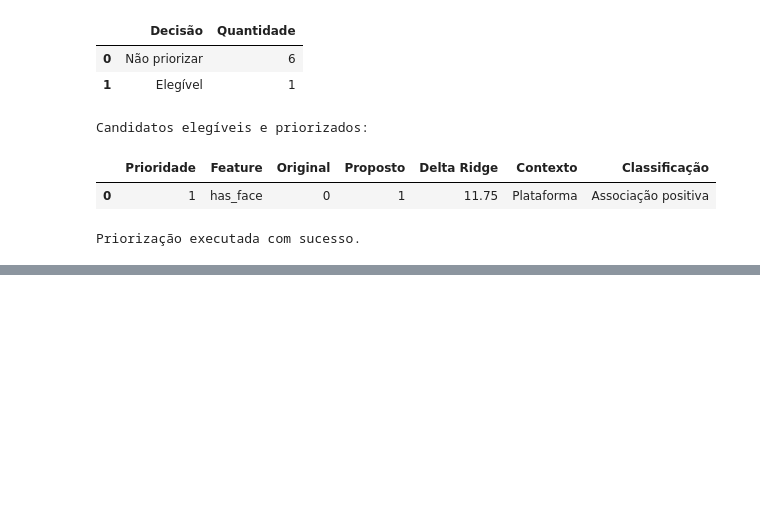
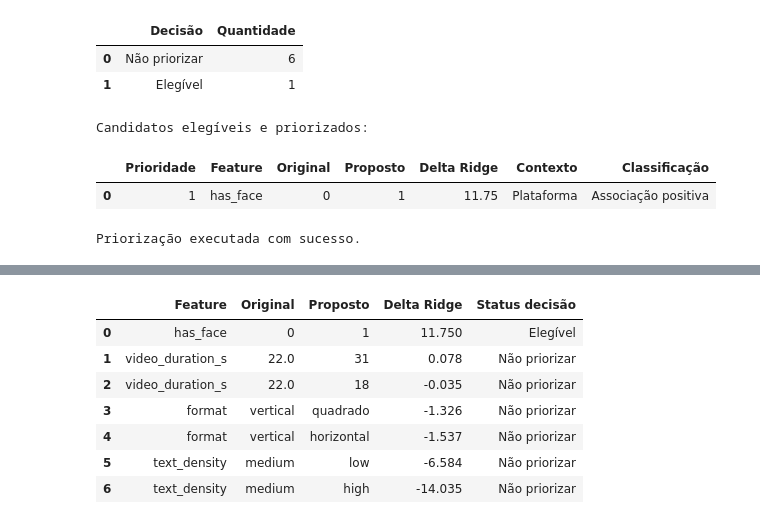
Before and after one commit to joaobaungartner/klike-data-science-challenge, a Jupyter notebook: parte-3.ipynb, the cells around one changed output, grey strips where cells are left out. Saved outputs shown, nothing was run; the diff lists cells and outputs as text; code cells hidden in the pictures; blank space fills up the shorter version.

Commit message:
feat(recommendations): integrate components into a functional recommendation engine

```diff
--- a/parte-3.ipynb
+++ b/parte-3.ipynb
@@ -2642,0 +2857,85 @@ Priorização executada com sucesso.
+# %%
+
+# Executar o Recommendations Engine
+resultado_engine = recomendar_campanha(
+    campanha=campanha_exemplo,
+    max_recomendacoes=3,
+    delta_minimo=1.0,
+    n_bootstrap=2000
+)
+
+print("=" * 65)
+print("KLIKE — RECOMMENDATIONS ENGINE")
+print("=" * 65)
+
+print("\nCampanha:", resultado_engine["campaign_id"])
+
+print(
+    "Klike Score previsto:",
+    f"{resultado_engine['score_original']:.3f}"
+)
+
+print(
+    "Cenários avaliados:",
+    resultado_engine["total_cenarios"]
+)
+
+print(
+    "Recomendações elegíveis:",
+    resultado_engine["total_recomendacoes"]
+)
+
+print("\nRECOMENDAÇÕES")
+print("-" * 65)
+
+if resultado_engine["recomendacoes"]:
+
+    for recomendacao in resultado_engine["recomendacoes"]:
+
+        print(
+            f"\n{recomendacao['prioridade']}ª RECOMENDAÇÃO"
+        )
+
+        print(recomendacao["texto"])
+
+        print(
+            "Amostra contextual:",
+            f"N={recomendacao['n_original']} vs "
+            f"N={recomendacao['n_proposto']}"
+        )
+
+else:
+    print(
+        "Nenhuma alteração atendeu aos critérios "
+        "de elegibilidade estabelecidos."
+    )
+
+print("\nDIAGNÓSTICO")
+print("-" * 65)
+
+display(
+    resultado_engine["avaliacao"][
+        [
+            "Feature",
+            "Original",
+            "Proposto",
+            "Delta Ridge",
+            "Status decisão"
+        ]
+    ].round(3)
+)
+
+# Verificações
+assert resultado_engine["total_recomendacoes"] <= 3
+
+assert resultado_engine["total_cenarios"] >= (
+    resultado_engine["total_recomendacoes"]
+)
+
+assert all(
+    recomendacao["delta_ridge"] >= 1.0
+    for recomendacao in resultado_engine["recomendacoes"]
+)
+
+print("\nExecução concluída.")
+# %% [output]
@@ -2642,0 +2960,8 @@ Priorização executada com sucesso.
+|  | Feature | Original | Proposto | Delta Ridge | Status decisão |
+| 0 | has_face | 0 | 1 | 11.750 | Elegível |
+| 1 | video_duration_s | 22.0 | 31 | 0.078 | Não priorizar |
+| 2 | video_duration_s | 22.0 | 18 | -0.035 | Não priorizar |
+| 3 | format | vertical | quadrado | -1.326 | Não priorizar |
+| 4 | format | vertical | horizontal | -1.537 | Não priorizar |
+| 5 | text_density | medium | low | -6.584 | Não priorizar |
+| 6 | text_density | medium | high | -14.035 | Não priorizar |
```
Also changed, not shown: parts of 3 cells of this notebook.
